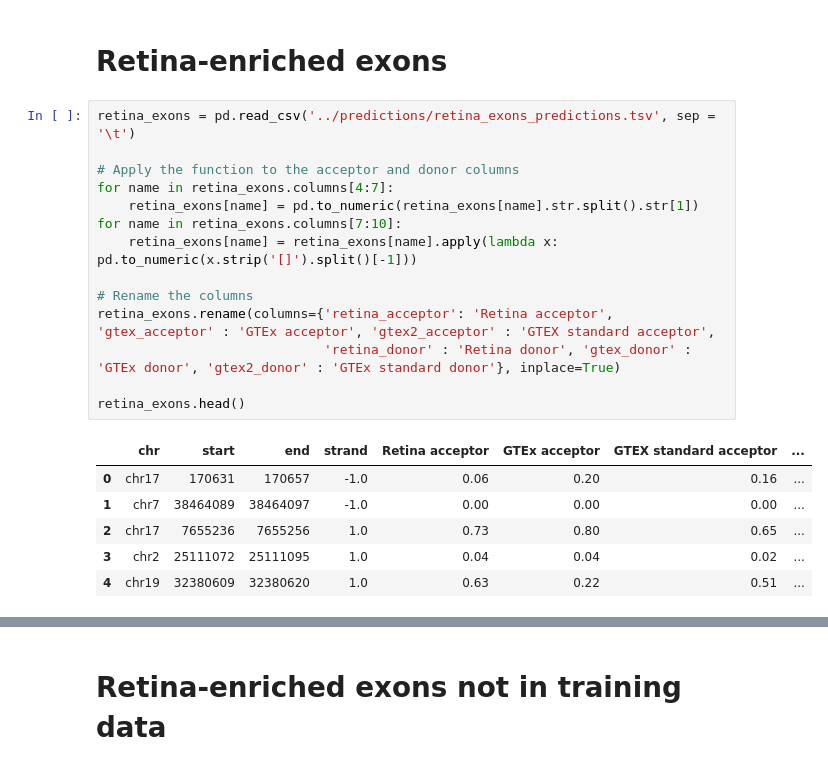
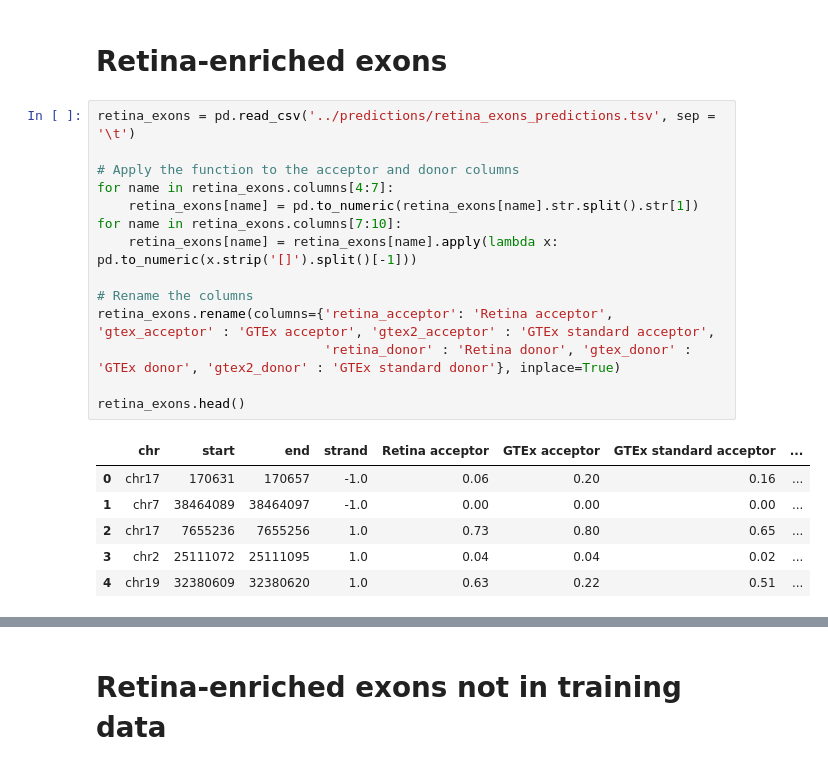
Before and after one commit to tabeariepe/Retina-SpliceAI, a Jupyter notebook: figures_and_tables/exons.ipynb, the cells around one changed output, grey strips where cells are left out. Saved outputs shown, nothing was run; the diff lists cells and outputs as text.

```diff
--- a/figures_and_tables/exons.ipynb
+++ b/figures_and_tables/exons.ipynb
@@ -19,19 +19,19 @@ rc = {'figure.figsize':(10,8),
 # %%
 retina_exons = pd.read_csv('../predictions/retina_exons_predictions.tsv', sep = '\t')
 
 # Apply the function to the acceptor and donor columns
 for name in retina_exons.columns[4:7]:
     retina_exons[name] = pd.to_numeric(retina_exons[name].str.split().str[1])
 for name in retina_exons.columns[7:10]:
     retina_exons[name] = retina_exons[name].apply(lambda x: pd.to_numeric(x.strip('[]').split()[-1]))
 
 # Rename the columns
-retina_exons.rename(columns={'retina_acceptor': 'Retina acceptor', 'gtex_acceptor' : 'GTEx acceptor', 'gtex2_acceptor' : 'GTEX standard acceptor',
+retina_exons.rename(columns={'retina_acceptor': 'Retina acceptor', 'gtex_acceptor' : 'GTEx acceptor', 'gtex2_acceptor' : 'GTEx standard acceptor',
                              'retina_donor' : 'Retina donor', 'gtex_donor' : 'GTEx donor', 'gtex2_donor' : 'GTEx standard donor'}, inplace=True)
 
 retina_exons.head()
 # %% [output]
-|  | chr | start | end | strand | Retina acceptor | GTEx acceptor | GTEX standard acceptor | ... |
+|  | chr | start | end | strand | Retina acceptor | GTEx acceptor | GTEx standard acceptor | ... |
 | 0 | chr17 | 170631 | 170657 | -1.0 | 0.06 | 0.20 | 0.16 | ... |
 | 1 | chr7 | 38464089 | 38464097 | -1.0 | 0.00 | 0.00 | 0.00 | ... |
 | 2 | chr17 | 7655236 | 7655256 | 1.0 | 0.73 | 0.80 | 0.65 | ... |
```
Also changed, not shown: parts of 15 cells of this notebook, 20 other files.
